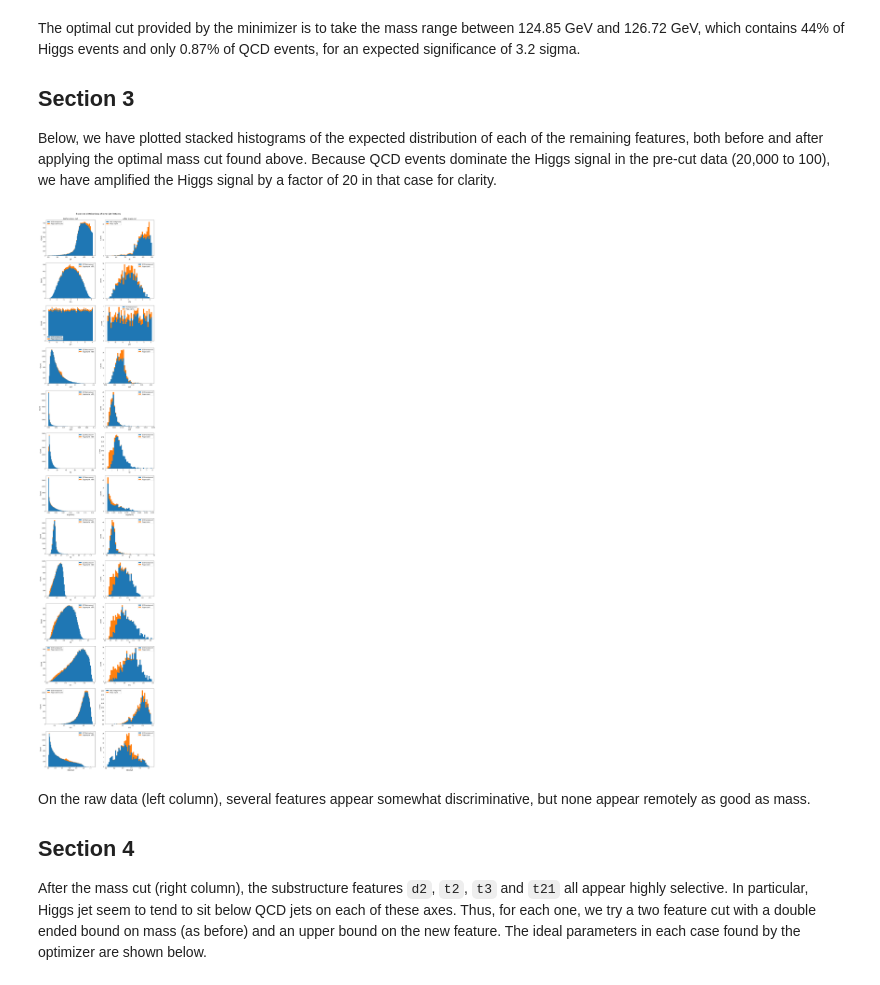
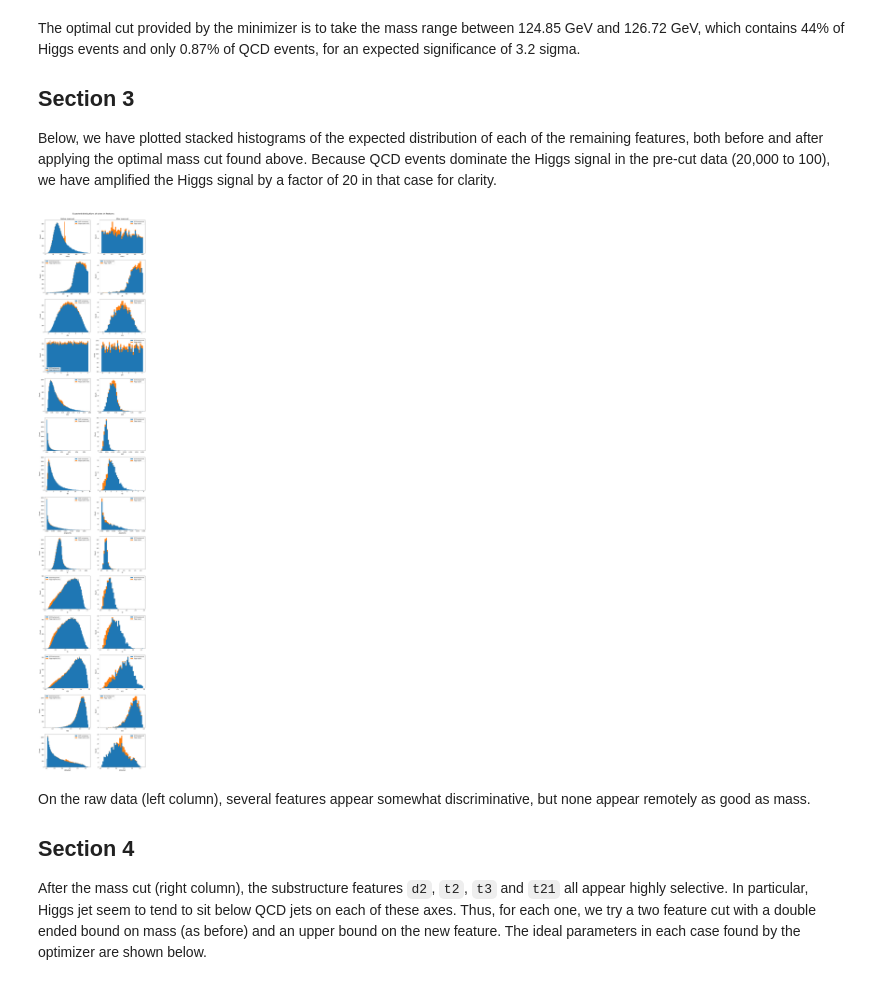
Before and after one commit to daultmccoy/phys434, a Jupyter notebook: LabFinal.ipynb, the cells around one changed output. Drawn from its saved outputs; the diff is of its cells as text; code cells hidden in the pictures.

```diff
--- a/LabFinal.ipynb
+++ b/LabFinal.ipynb
@@ -9,6 +7,7 @@ from matplotlib import pyplot as plt
 from scipy import stats
 from scipy import optimize
 from matplotlib import path
+import h5py
 
 with open("higgs_100000_pt_250_500.pkl", 'rb') as file:
     higgs_data = pickle.load(file)
@@ -16,11 +15,8 @@ with open("higgs_100000_pt_250_500.pkl", 'rb') as file:
 with open("qcd_100000_pt_250_500.pkl", 'rb') as file:
     qcd_data = pickle.load(file)
 
-higgs_weight = 100/100000
-qcd_weight = 20000/100000
+pex_low_g = h5py.File("data_lowLumi_pt_250_500.h5", 'r')['data']
+pex_high_g = h5py.File("data_highLumi_pt_250_500.h5", 'r')['data']
 
-higgs_data.insert(0, 'dataset', 'higgs')
-higgs_data.insert(15, 'weight', higgs_weight)
-qcd_data.insert(0, 'dataset', 'qcd')
-qcd_data.insert(15, 'weight', qcd_weight)
-data = pd.concat([qcd_data, higgs_data], ignore_index=True)
+pex_low = pd.DataFrame(pex_low_g['block0_values'], columns=[l.decode('utf-8') for l in pex_low_g['block0_items']])
+pex_high = pd.DataFrame(pex_high_g['block0_values'], columns=[l.decode('utf-8') for l in pex_high_g['block0_items']])
@@ -115,36 +116,39 @@ Below, we have plotted stacked histograms of the expected distribution of each o
 # %%
 qcd_data_mcut = qcd_data[(qcd_data['mass'] > mlower) & (qcd_data['mass'] < mupper)]
 higgs_data_mcut = higgs_data[(higgs_data['mass'] > mlower) & (higgs_data['mass'] < mupper)]
 
-features = ['pt', 'eta', 'phi', 'ee2', 'ee3', 'd2', 'angularity', 't1', 't2', 't3', 't21', 't32', 'KtDeltaR']
+features = ['mass', 'pt', 'eta', 'phi', 'ee2', 'ee3', 'd2', 'angularity', 't1', 't2', 't3', 't21', 't32', 'KtDeltaR']
 
 fig, ax_grid = plt.subplots(len(features), 2, figsize=(15, 6*len(features)))
 
 fig.suptitle("Expected distributions of other jet features", y=0.89, fontsize=16)
 ax_grid[0,0].set_title("Before mass cut", fontsize=14)
 ax_grid[0,1].set_title("After mass cut", fontsize=14)
 
 for feature, axs in zip(features, ax_grid):
     axs[0].hist(
         [qcd_data[feature], higgs_data[feature]],
-        weights=[qcd_data['weight'], 10 * higgs_data['weight']],
+        weights=[np.repeat(qcd_weight, 100000), np.repeat(10 * higgs_weight, 100000)],
         label=["QCD background", "Higgs signal (x10)"],
         bins=80,
+        range=(qcd_data[feature].min(), np.percentile(qcd_data[feature], 99.9)),
         stacked=True
     )
+
     axs[1].hist(
         [qcd_data_mcut[feature], higgs_data_mcut[feature]],
-        weights=[qcd_data_mcut['weight'], higgs_data_mcut['weight']],
+        weights=[np.repeat(qcd_weight, qcd_data_mcut.shape[0]), np.repeat(higgs_weight, higgs_data_mcut.shape[0])],
         label=["QCD background", "Higgs signal"],
         bins=40,
         stacked=True
     )
+
     for ax in axs:
         ax.legend()
         ax.set_xlabel(feature, fontsize=12)
         ax.set_ylabel("Count", fontsize=12)
 # %% [output]
-[figure, old version]
+[figure, new version]
 # %% [markdown]
 On the raw data (left column), several features appear somewhat discriminative, but none appear remotely as good as mass.
 
```
Also changed, not shown: parts of 16 cells of this notebook, 1 other file.
